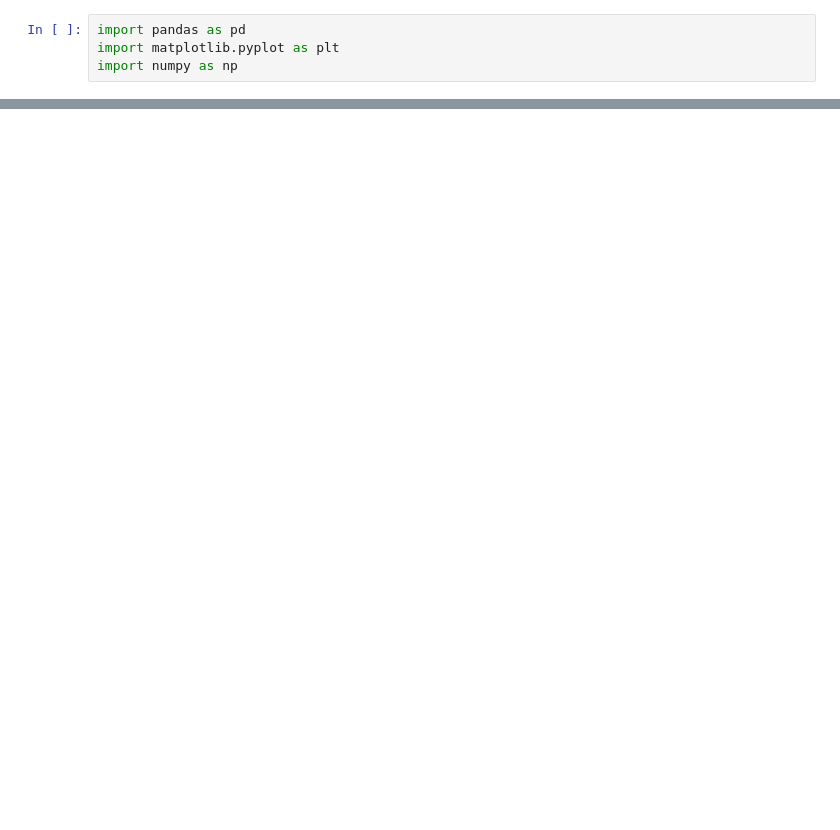
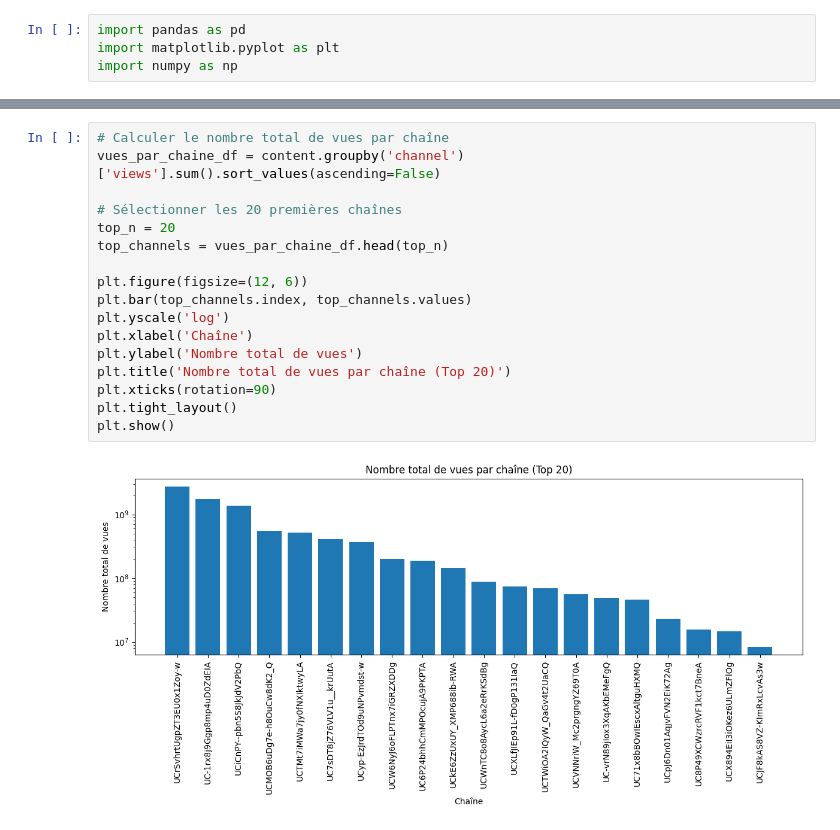
Before and after one commit to keyvanatt/MODAL, a Jupyter notebook: analyseDonnees.ipynb, the cells around one changed output, grey strips where cells are left out. Drawn from its saved outputs; the diff is of its cells as text; blank space fills up the shorter version.

```diff
--- a/analyseDonnees.ipynb
+++ b/analyseDonnees.ipynb
@@ -49,0 +39,19 @@ plt.show()
+# %%
+# Calculer le nombre total de vues par chaîne
+vues_par_chaine_df = content.groupby('channel')['views'].sum().sort_values(ascending=False)
+
+# Sélectionner les 20 premières chaînes
+top_n = 20
+top_channels = vues_par_chaine_df.head(top_n)
+
+plt.figure(figsize=(12, 6))
+plt.bar(top_channels.index, top_channels.values)
+plt.yscale('log')
+plt.xlabel('Chaîne')
+plt.ylabel('Nombre total de vues')
+plt.title('Nombre total de vues par chaîne (Top 20)')
+plt.xticks(rotation=90)
+plt.tight_layout()
+plt.show()
+# %% [output]
+[figure, added]
```
Also changed, not shown: parts of 10 cells of this notebook, 3 other files.
